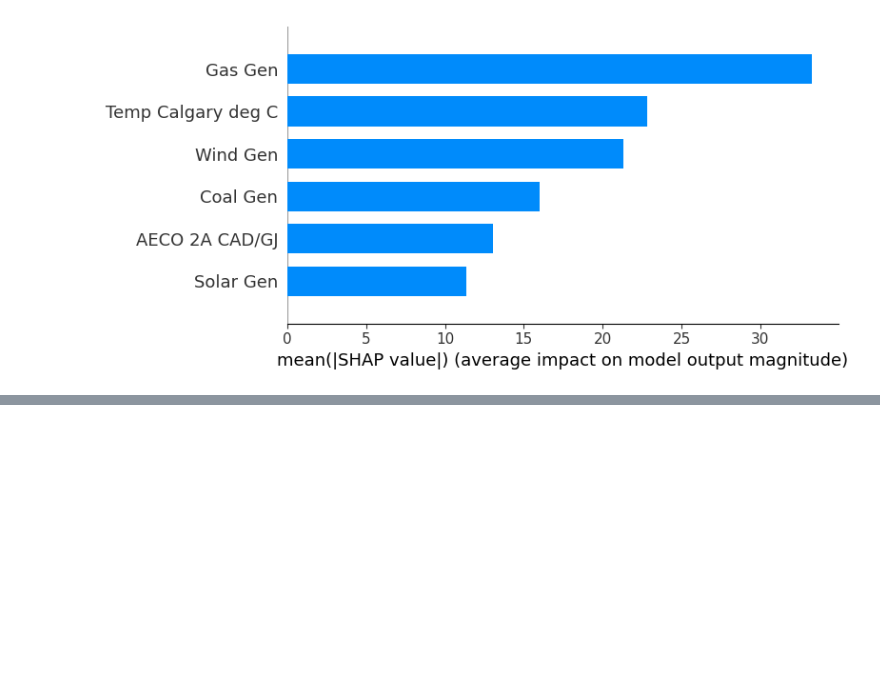
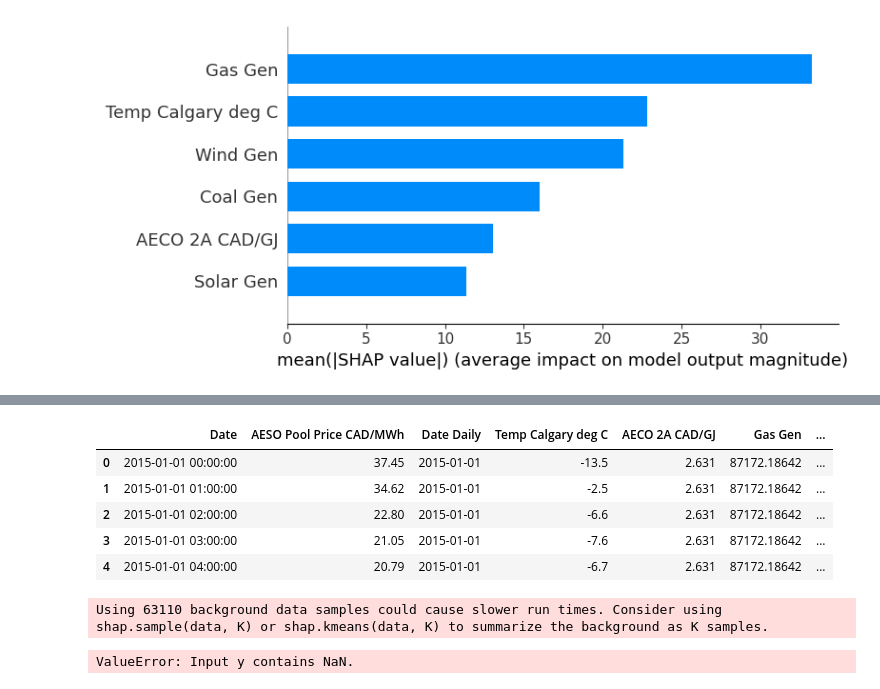
Before and after one commit to gaoqian310/utility_price_forecast, a Jupyter notebook: explortory_analysis_v4.ipynb, the cells around one changed output, grey strips where cells are left out. Saved outputs shown, nothing was run; the diff lists cells and outputs as text; code cells hidden in the pictures; blank space fills up the shorter version.

```diff
--- a/explortory_analysis_v4.ipynb
+++ b/explortory_analysis_v4.ipynb
@@ -381,6 +462,9 @@ shap.summary_plot(shap_values, X_test, plot_type="bar", show=False)
 import tensorflow as tf
 import shap
 from sklearn.model_selection import train_test_split
+
+# Replace NaN values with zeros in data
+data = data.fillna(0)
 
 # Preparing the data for modeling
 X = data[['Temp Calgary deg C', 'AECO 2A CAD/GJ', 'Coal Gen', 'Gas Gen', 'Solar Gen', 'Wind Gen']]  # independent variables
@@ -402,9 +486,8 @@ model.compile(loss='mean_squared_error', optimizer='adam')
 # Train the neural network
 model.fit(X_train, y_train, epochs=100, batch_size=10, verbose=1)
 
-# Create a SHAP explainer with a KernelExplainer and a specific masker
-masker = shap.maskers.Impute(X_train)
-explainer = shap.KernelExplainer(model.predict, masker)
+# Create a SHAP explainer using DeepExplainer
+explainer = shap.DeepExplainer(model, X_train)
 
 # Compute SHAP values for test data
 shap_values = explainer.shap_values(X_test)
@@ -432,0 +545,43 @@ Epoch 36/100
+# %%
+data.head()
+# %% [output]
+|  | Date | AESO Pool Price CAD/MWh | Date Daily | Temp Calgary deg C | AECO 2A CAD/GJ | Gas Gen | ... |
+| 0 | 2015-01-01 00:00:00 | 37.45 | 2015-01-01 | -13.5 | 2.631 | 87172.18642 | ... |
+| 1 | 2015-01-01 01:00:00 | 34.62 | 2015-01-01 | -2.5 | 2.631 | 87172.18642 | ... |
+| 2 | 2015-01-01 02:00:00 | 22.80 | 2015-01-01 | -6.6 | 2.631 | 87172.18642 | ... |
+| 3 | 2015-01-01 03:00:00 | 21.05 | 2015-01-01 | -7.6 | 2.631 | 87172.18642 | ... |
+| 4 | 2015-01-01 04:00:00 | 20.79 | 2015-01-01 | -6.7 | 2.631 | 87172.18642 | ... |
+# %%
+import numpy as np
+from sklearn.ensemble import RandomForestRegressor
+from sklearn.model_selection import train_test_split
+import shap
+
+# Replace NaN values with zeros in production data
+data = data.fillna(0)
+
+# Preparing the data for modeling
+X = data[['Temp Calgary deg C', 'AECO 2A CAD/GJ', 'Coal Gen', 'Gas Gen', 'Solar Gen', 'Wind Gen']]
+y = data['AESO Pool Price CAD/MWh']
+
+# Check for NaN values in y
+if np.isnan(y).any():
+    print("Found NaN values in the target variable (y). Please handle them appropriately.")
+
+# Splitting the data into training and testing sets
+X_train, X_test, y_train, y_test = train_test_split(X, y, test_size=0.2, random_state=0)
+
+# Initialize the model
+model = RandomForestRegressor(n_estimators=100, criterion='squared_error', max_depth=None)
+
+# Fit the model to the training data
+model.fit(X_train, y_train)
+
+# Create a SHAP explainer
+explainer = shap.KernelExplainer(model.predict, X_train, link="logit")
+
+# Compute SHAP values for the test data
+shap_values = explainer.shap_values(X_test, nsamples=10)
+# %% [output]
+Using 63110 background data samples could cause slower run times. Consider using shap.sample(data, K) or shap.kmeans(data, K) to summarize the background as K samples.
+ValueError: Input y contains NaN.
```
Also changed, not shown: parts of 10 cells of this notebook.
